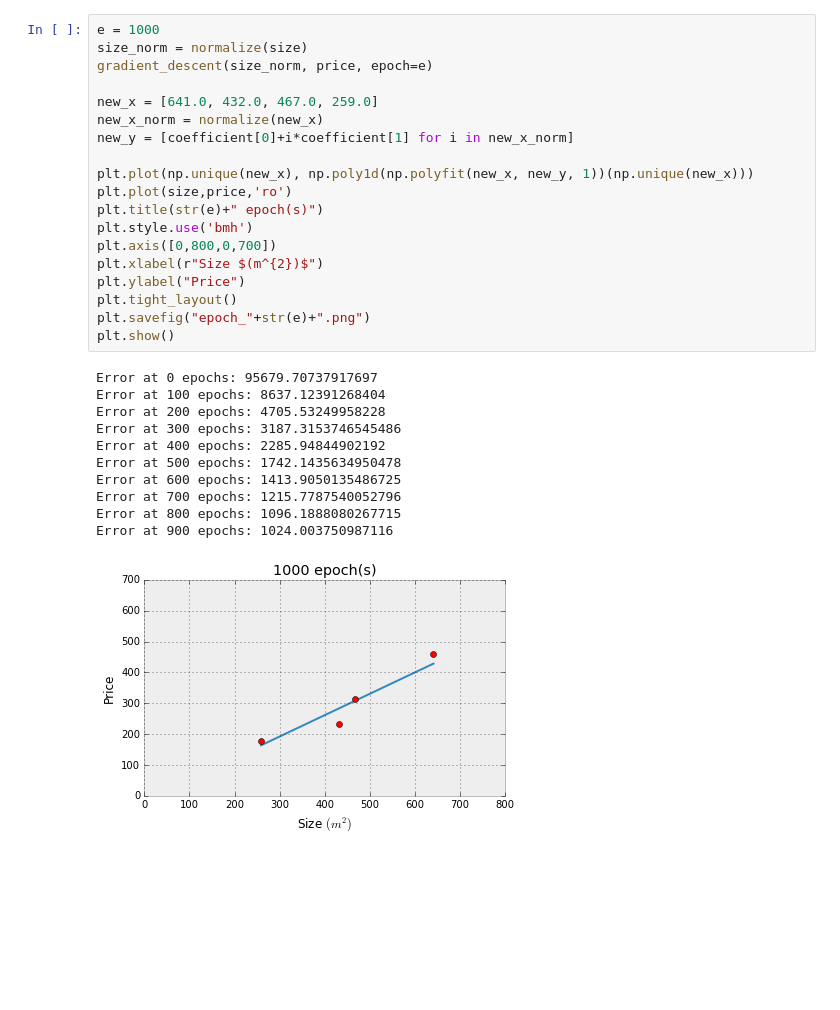
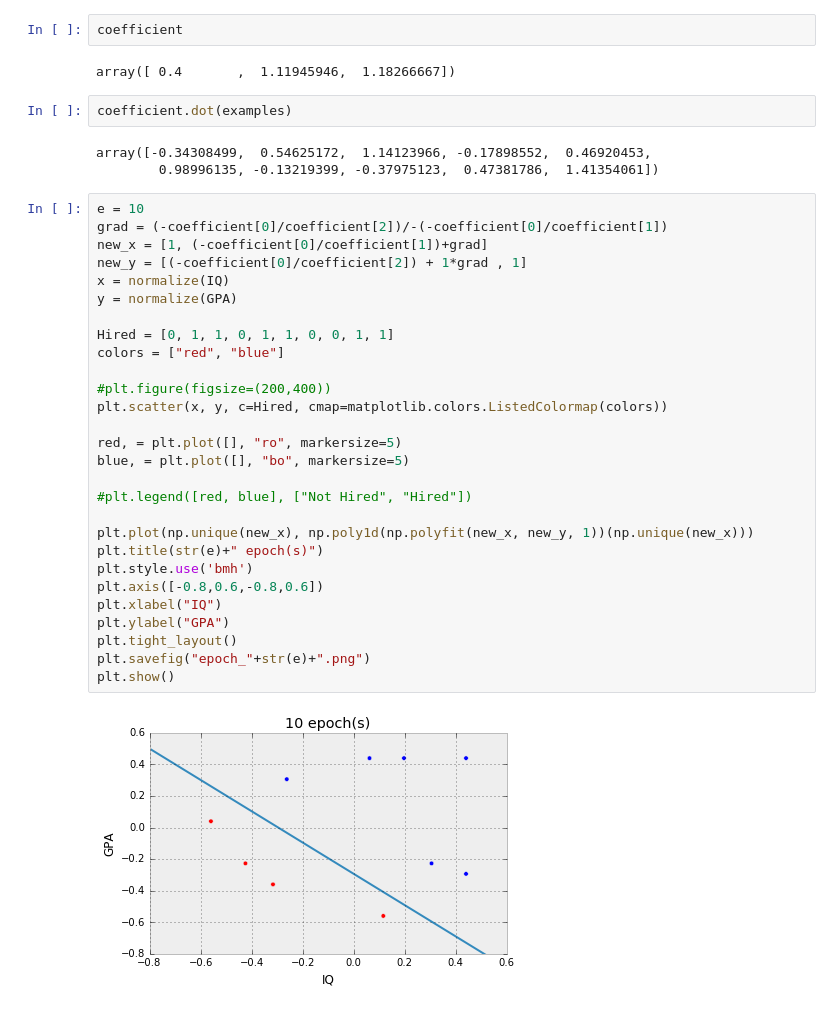
Before and after one commit to WhiteKebabs/WhiteKebabs.github.io, a Jupyter notebook: posts/linear_classifier/visualisations.ipynb, the cells around one changed output. Drawn from its saved outputs; the diff is of its cells as text; blank space fills up the shorter version.

```diff
--- a/posts/linear_classifier/visualisations.ipynb
+++ b/posts/linear_classifier/visualisations.ipynb
@@ -81,31 +113,39 @@ def gradient_descent(x, y, epoch=1000):
+# %%
+coefficient
+# %% [output]
+array([ 0.4       ,  1.11945946,  1.18266667])
+# %%
+coefficient.dot(examples)
+# %% [output]
+array([-0.34308499,  0.54625172,  1.14123966, -0.17898552,  0.46920453,
+        0.98996135, -0.13219399, -0.37975123,  0.47381786,  1.41354061])
 # %%
-e = 1000
-size_norm = normalize(size)
-gradient_descent(size_norm, price, epoch=e)
+e = 10
+grad = (-coefficient[0]/coefficient[2])/-(-coefficient[0]/coefficient[1])
+new_x = [1, (-coefficient[0]/coefficient[1])+grad]
+new_y = [(-coefficient[0]/coefficient[2]) + 1*grad , 1]
+x = normalize(IQ)
+y = normalize(GPA)
 
-new_x = [641.0, 432.0, 467.0, 259.0]
-new_x_norm = normalize(new_x)
-new_y = [coefficient[0]+i*coefficient[1] for i in new_x_norm]
+Hired = [0, 1, 1, 0, 1, 1, 0, 0, 1, 1]
+colors = ["red", "blue"]
+
+#plt.figure(figsize=(200,400))
+plt.scatter(x, y, c=Hired, cmap=matplotlib.colors.ListedColormap(colors))
+
+red, = plt.plot([], "ro", markersize=5)
+blue, = plt.plot([], "bo", markersize=5)
+
+#plt.legend([red, blue], ["Not Hired", "Hired"])
 
 plt.plot(np.unique(new_x), np.poly1d(np.polyfit(new_x, new_y, 1))(np.unique(new_x)))
-plt.plot(size,price,'ro')
 plt.title(str(e)+" epoch(s)")
 plt.style.use('bmh')
-plt.axis([0,800,0,700])
-plt.xlabel(r"Size $(m^{2})$")
-plt.ylabel("Price")
+plt.axis([-0.8,0.6,-0.8,0.6])
+plt.xlabel("IQ")
+plt.ylabel("GPA")
 plt.tight_layout()
 plt.savefig("epoch_"+str(e)+".png")
 plt.show()
 # %% [output]
-Error at 0 epochs: 95679.70737917697
-Error at 100 epochs: 8637.12391268404
-Error at 200 epochs: 4705.53249958228
-Error at 300 epochs: 3187.3153746545486
-Error at 400 epochs: 2285.94844902192
-Error at 500 epochs: 1742.1435634950478
-Error at 600 epochs: 1413.9050135486725
-Error at 700 epochs: 1215.7787540052796
-Error at 800 epochs: 1096.1888080267715
-Error at 900 epochs: 1024.003750987116
-[figure, old version]
+[figure, new version]
```
Also changed, not shown: parts of 4 cells of this notebook, 3 other files.
